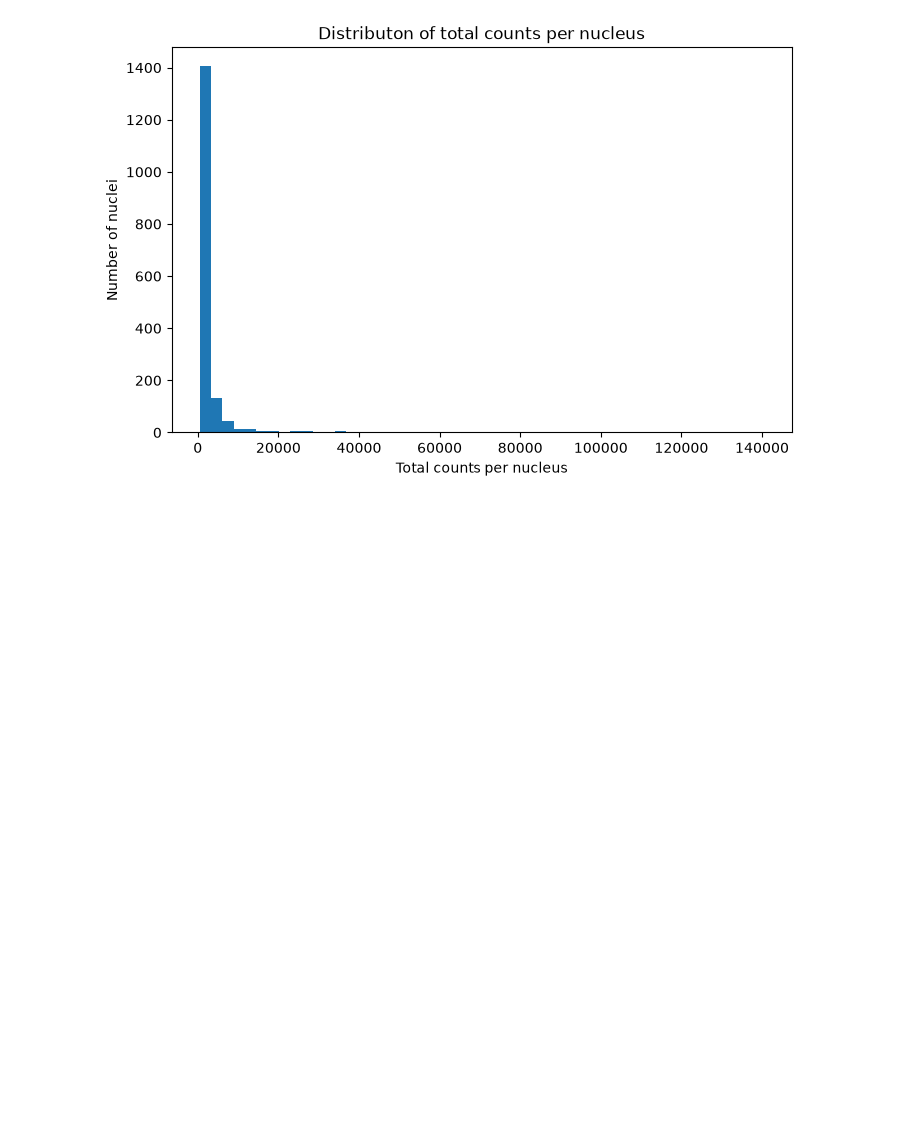
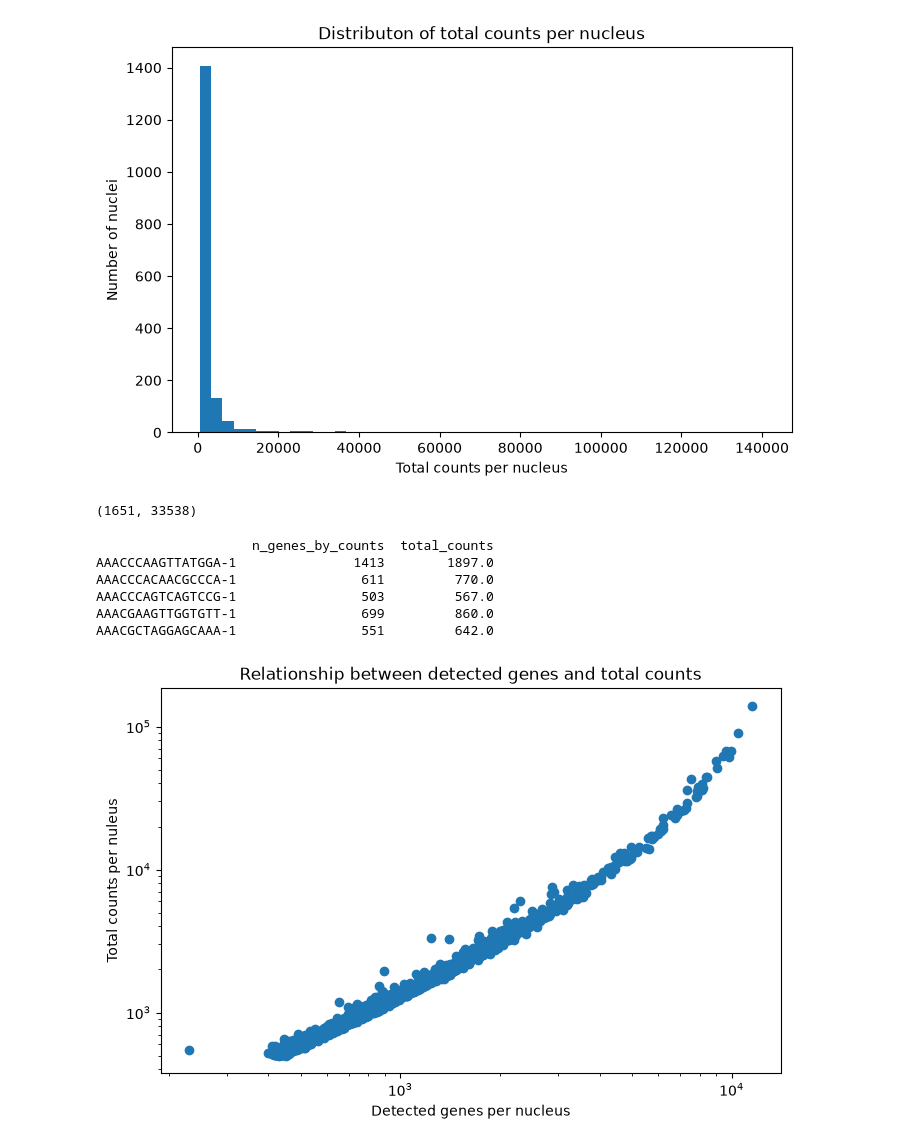
Before and after one commit to panmeng0614-arch/crc-bioai-transition, a Jupyter notebook: notebooks/crc_realdata_day1.ipynb, the cells around one changed output. Saved outputs shown, nothing was run; the diff lists cells and outputs as text; code cells hidden in the pictures; blank space fills up the shorter version.

```diff
--- a/notebooks/crc_realdata_day1.ipynb
+++ b/notebooks/crc_realdata_day1.ipynb
@@ -149,3 +149,40 @@ plt.show
 # %% [output]
 <function matplotlib.pyplot.show(close=None, block=None)>
 [figure]
+# %%
+print(adata.shape)
+# %% [output]
+(1651, 33538)
+# %%
+print(
+    adata.obs[
+        ["n_genes_by_counts","total_counts"]
+        ].head()
+)
+# %% [output]
+                    n_genes_by_counts  total_counts
+AAACCCAAGTTATGGA-1               1413        1897.0
+AAACCCACAACGCCCA-1                611         770.0
+AAACCCAGTCAGTCCG-1                503         567.0
+AAACGAAGTTGGTGTT-1                699         860.0
+AAACGCTAGGAGCAAA-1                551         642.0
+# %%
+import matplotlib.pyplot as plt
+
+plt.figure(figsize=(8,5))
+
+plt.scatter(
+    adata.obs["n_genes_by_counts"],
+    adata.obs["total_counts"]
+)
+
+plt.xlabel("Detected genes per nucleus")
+plt.ylabel("Total counts per nuleus")
+plt.title("Relationship between detected genes and total counts")
+
+plt.xscale("log")
+plt.yscale("log")
+
+plt.show()
+# %% [output]
+[figure, added]
```
Also changed, not shown: parts of 6 cells of this notebook, 2 other files.
